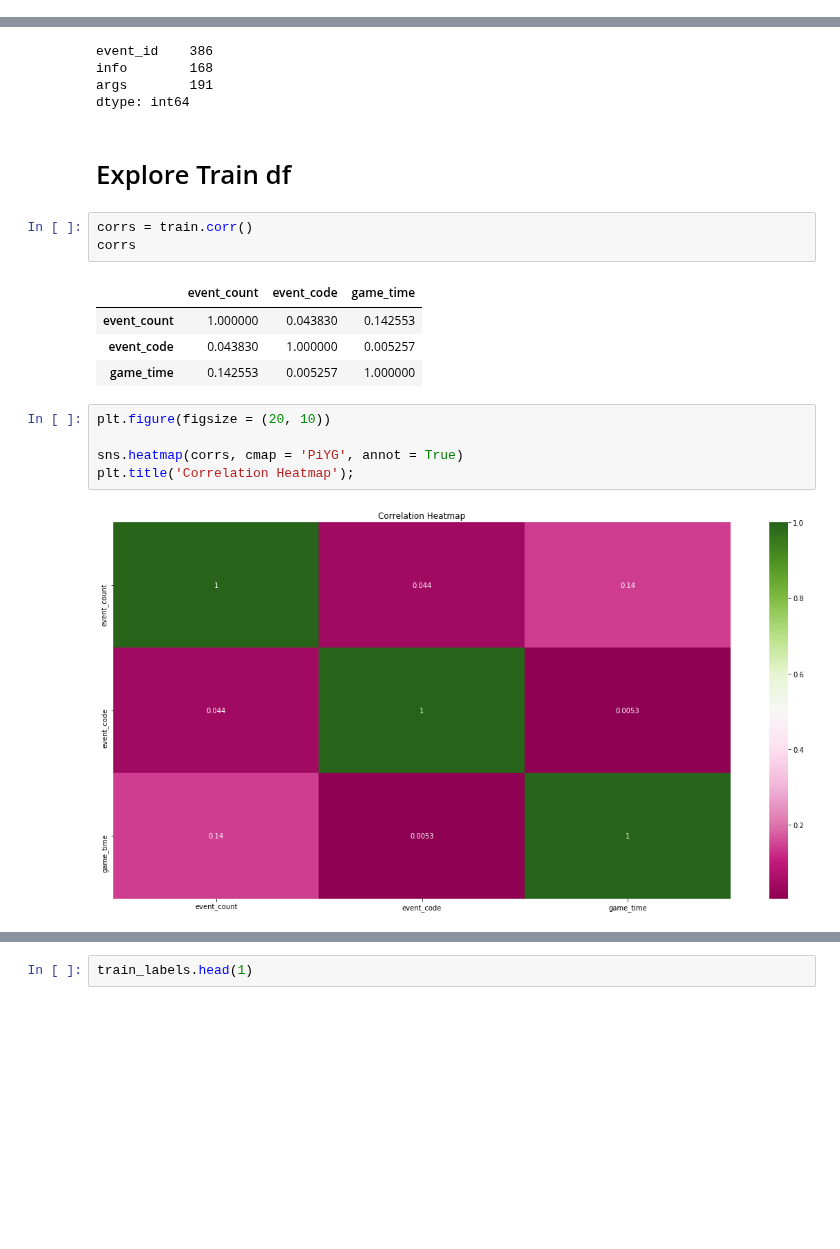
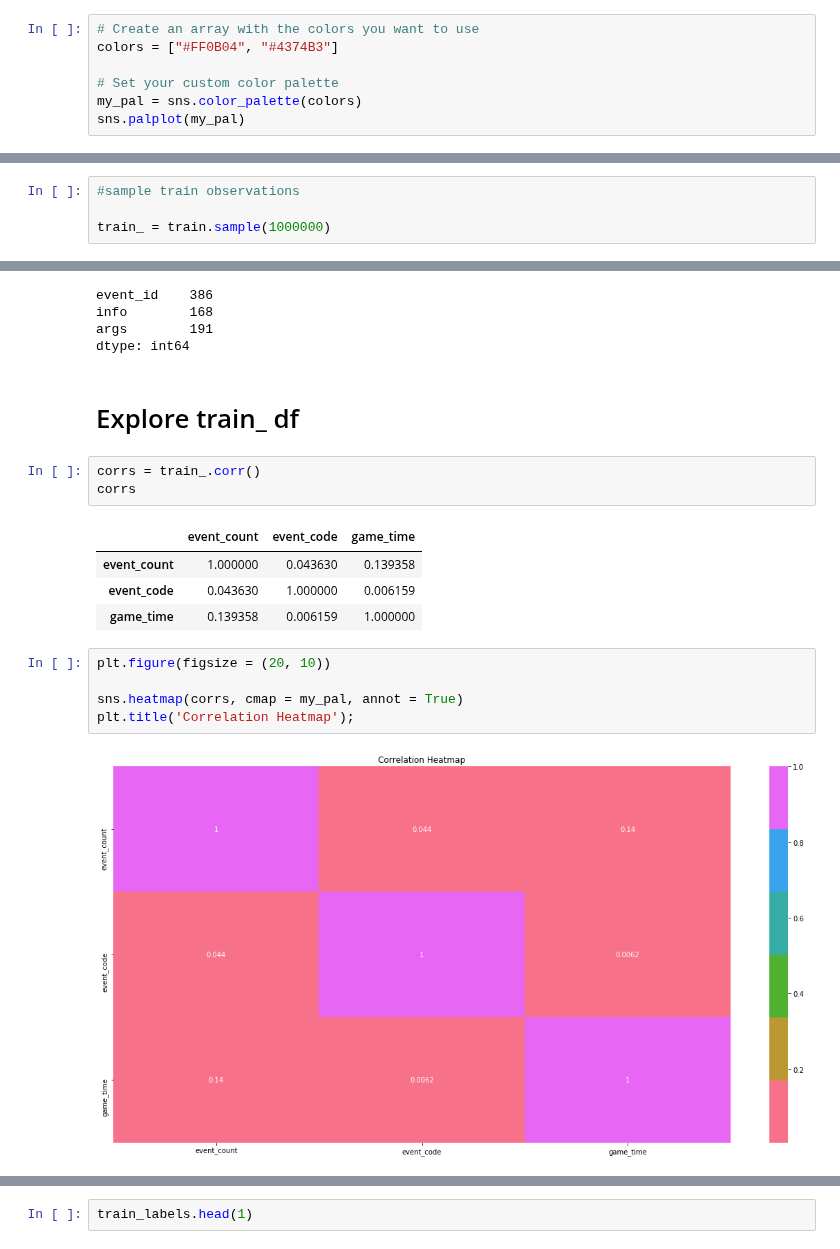
Before and after one commit to cats-in-the-hat/PBS-KIDS2, a Jupyter notebook: faith_starter.ipynb, the cells around one changed output, grey strips where cells are left out. Cells and saved outputs as stored; diff of their text form; blank space fills up the shorter version.

Commit message:
Commit more explore

```diff
--- a/faith_starter.ipynb
+++ b/faith_starter.ipynb
@@ -9,3 +9,10 @@ from pylab import rcParams
 
 import warnings
 warnings.filterwarnings('ignore')
+# %%
+# Create an array with the colors you want to use
+colors = ["#FF0B04", "#4374B3"]
+
+# Set your custom color palette
+my_pal = sns.color_palette(colors)
+sns.palplot(my_pal)
@@ -13,6 +22,10 @@ warnings.filterwarnings('ignore')
 # Acquire Data
 # %%
 train = pd.read_csv('train.csv')
+# %%
+#sample train observations
+
+train_ = train.sample(1000000)
 # %%
 train_labels = pd.read_csv('train_labels.csv')
 # %%
@@ -216,19 +254,19 @@ info        168
 args        191
 dtype: int64
 # %% [markdown]
-# Explore Train df
+# Explore train_ df
 # %%
-corrs = train.corr()
+corrs = train_.corr()
 corrs
 # %% [output]
 |  | event_count | event_code | game_time |
-| event_count | 1.000000 | 0.043830 | 0.142553 |
-| event_code | 0.043830 | 1.000000 | 0.005257 |
-| game_time | 0.142553 | 0.005257 | 1.000000 |
+| event_count | 1.000000 | 0.043630 | 0.139358 |
+| event_code | 0.043630 | 1.000000 | 0.006159 |
+| game_time | 0.139358 | 0.006159 | 1.000000 |
 # %%
 plt.figure(figsize = (20, 10))
 
-sns.heatmap(corrs, cmap = 'PiYG', annot = True)
+sns.heatmap(corrs, cmap = my_pal, annot = True)
 plt.title('Correlation Heatmap');
 # %% [output]
-[figure, old version]
+[figure, new version]
```
Also changed, not shown: parts of 23 cells of this notebook.
